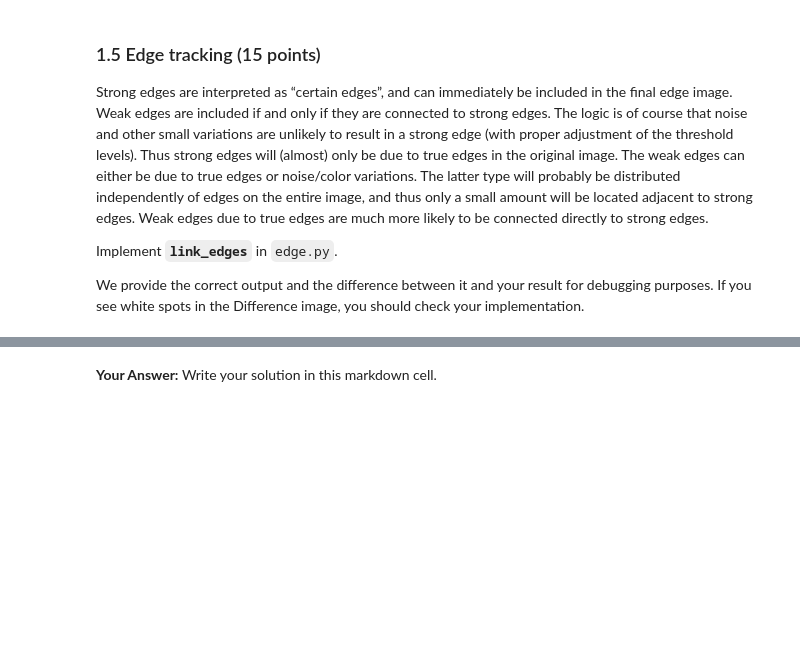
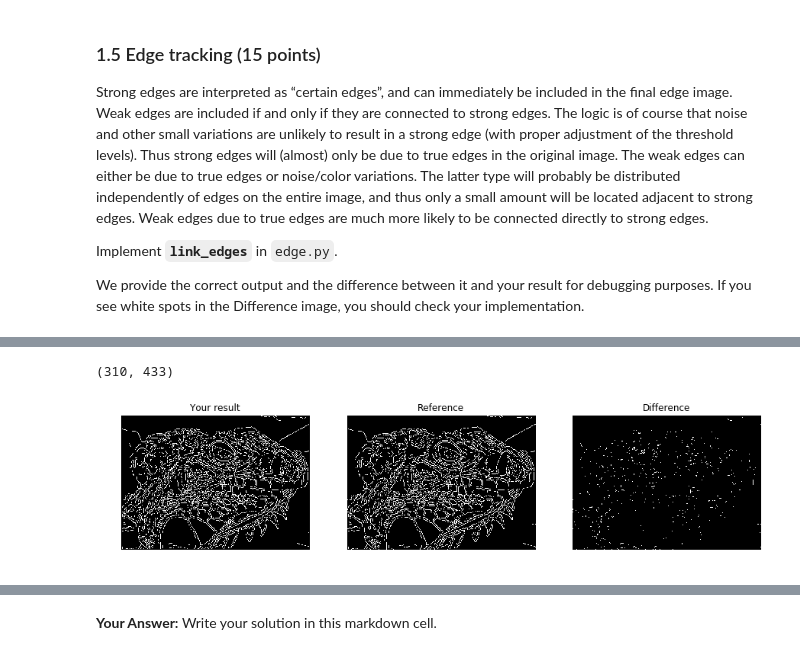
Before and after one commit to whu-pzhang/cs131_fall2018, a Jupyter notebook: hw2_release/hw2.ipynb, the cells around one changed output, grey strips where cells are left out. Drawn from its saved outputs; the diff is of its cells as text; code cells hidden in the pictures; blank space fills up the shorter version.

```diff
--- a/hw2_release/hw2.ipynb
+++ b/hw2_release/hw2.ipynb
@@ -375,29 +384,32 @@ We provide the correct output and the difference between it and your result for
 # %%
 from edge import canny
 
 # Load image
 img = io.imread('iguana.png', as_grey=True)
 
 # Run Canny edge detector
-edges = canny(img, kernel_size=5, sigma=1.4, high=0.03, low=0.02)
+edges = canny(img, kernel_size=5, sigma=1.4, high=0.025, low=0.01)
 print (edges.shape)
 
 plt.subplot(1, 3, 1)
 plt.imshow(edges)
 plt.axis('off')
 plt.title('Your result')
 
 plt.subplot(1, 3, 2)
 reference = np.load('references/iguana_canny.npy')
 plt.imshow(reference)
 plt.axis('off')
 plt.title('Reference')
 
 plt.subplot(1, 3, 3)
 plt.imshow(edges ^ reference)
 plt.title('Difference')
 plt.axis('off')
 plt.show()
+# %% [output]
+(310, 433)
+[figure, added]
 # %% [markdown]
 ### 1.7 Question (10 points)
 
```
Also changed, not shown: parts of 9 cells of this notebook, 1 other file.
